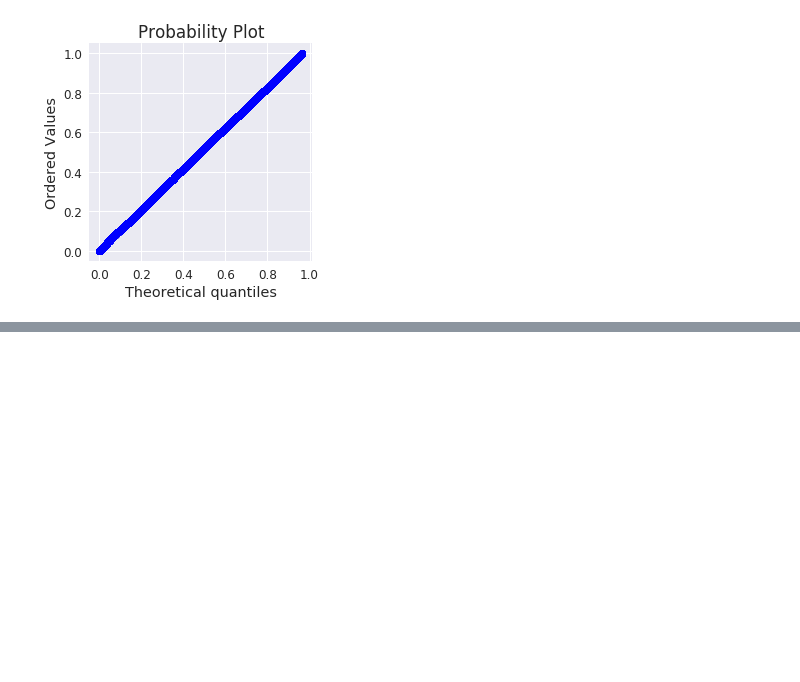
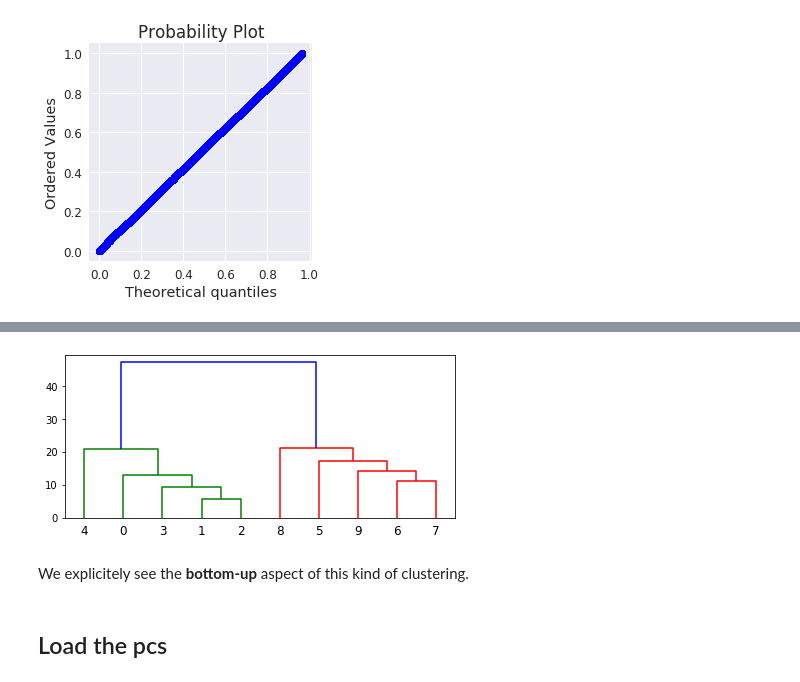
Before and after one commit to matthiaszeller/HBV, a Jupyter notebook: Host genotypes - Analysis.ipynb, the cells around one changed output, grey strips where cells are left out. Drawn from its saved outputs; the diff is of its cells as text; code cells hidden in the pictures; blank space fills up the shorter version.

```diff
--- a/Host genotypes - Analysis.ipynb
+++ b/Host genotypes - Analysis.ipynb
@@ -157,0 +215,14 @@ End time: Thu Aug 15 18:34:47 2019
+# %%
+X = np.array([[5,3], [10,15], [15,12], [24,10], [30,30], [85,70], [71,80],
+            [60,78], [70,55], [80,91],])
+Z = hierarchy.linkage(X, 'single')
+labels = range(11)
+# %%
+plt.figure(figsize=(7,3))
+dn1 = dendrogram(Z)
+# %% [output]
+[figure, added]
+# %% [markdown]
+We explicitely see the **bottom-up** aspect of this kind of clustering.
+# %% [markdown]
+## Load the pcs
```
Also changed, not shown: parts of 39 cells of this notebook, 2 other files.
